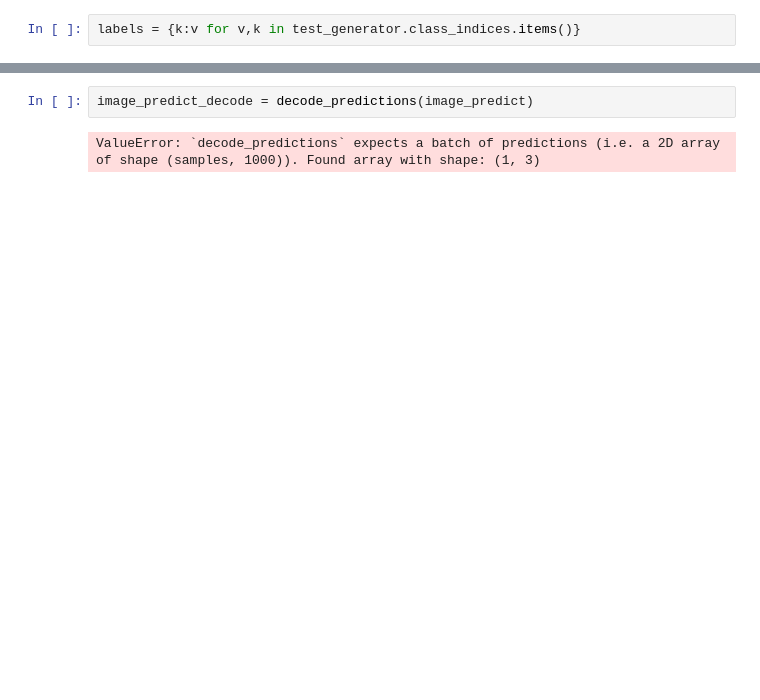
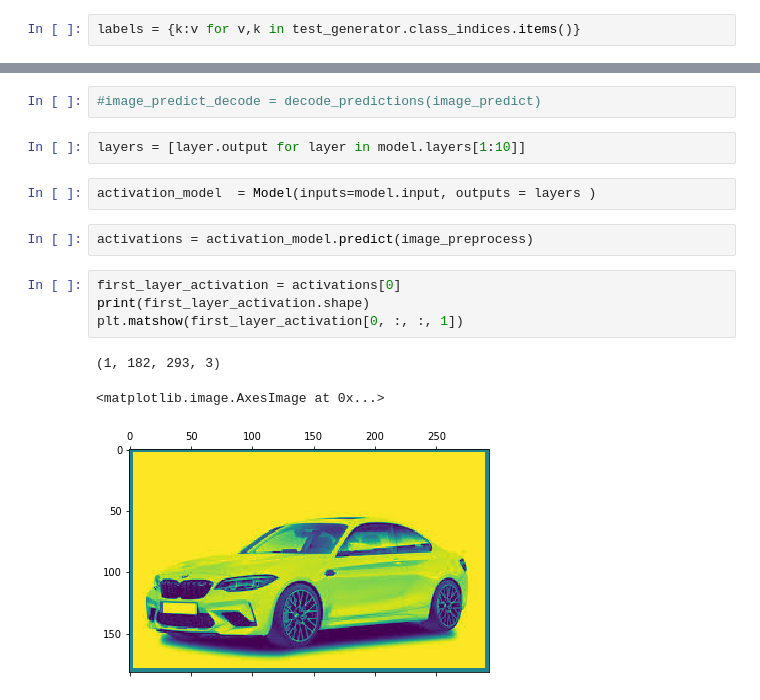
Before and after one commit to KIBASSA/machinelearning, a Jupyter notebook: Car Recognition/code.with.train.ipynb, the cells around one changed output, grey strips where cells are left out. Drawn from its saved outputs; the diff is of its cells as text; blank space fills up the shorter version.

```diff
--- a/Car Recognition/code.with.train.ipynb
+++ b/Car Recognition/code.with.train.ipynb
@@ -186,4 +201,16 @@ jeep
 # %%
-image_predict_decode = decode_predictions(image_predict)
+#image_predict_decode = decode_predictions(image_predict)
-# %% [output]
-ValueError: `decode_predictions` expects a batch of predictions (i.e. a 2D array of shape (samples, 1000)). Found array with shape: (1, 3)
+# %%
+layers = [layer.output for layer in model.layers[1:10]]
+# %%
+activation_model  = Model(inputs=model.input, outputs = layers )
+# %%
+activations = activation_model.predict(image_preprocess)
+# %%
+first_layer_activation = activations[0]
+print(first_layer_activation.shape)
+plt.matshow(first_layer_activation[0, :, :, 1])
+# %% [output]
+(1, 182, 293, 3)
+<matplotlib.image.AxesImage at 0x...>
+[figure, added]
```
Also changed, not shown: parts of 15 cells of this notebook.
